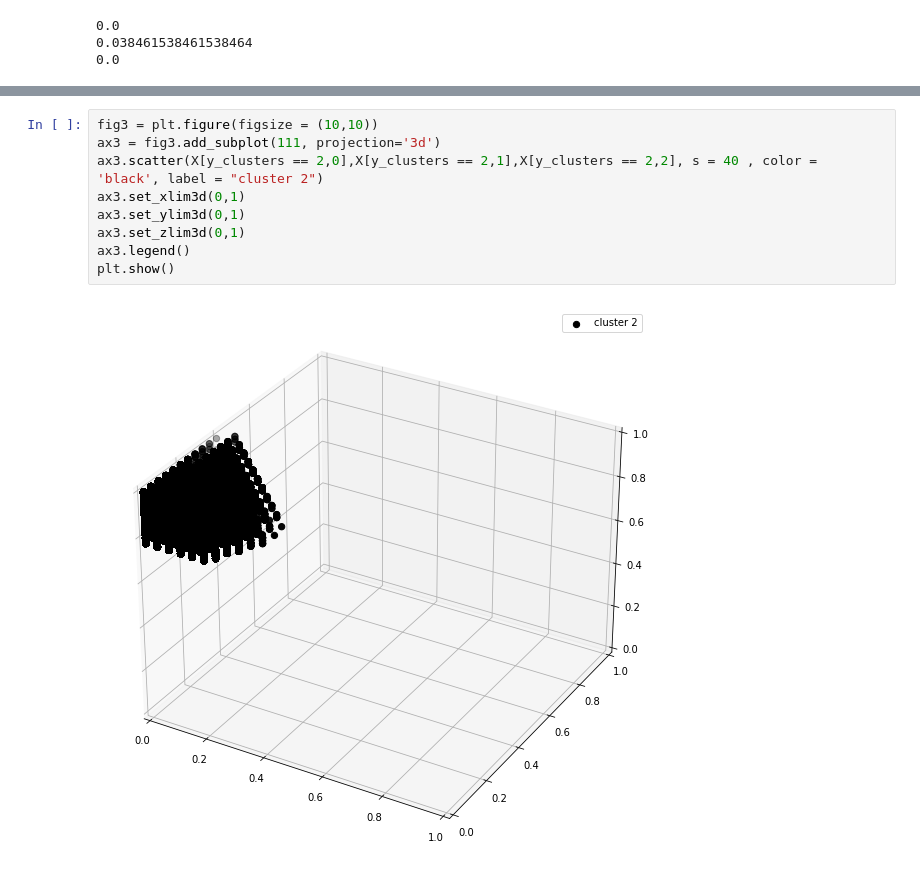
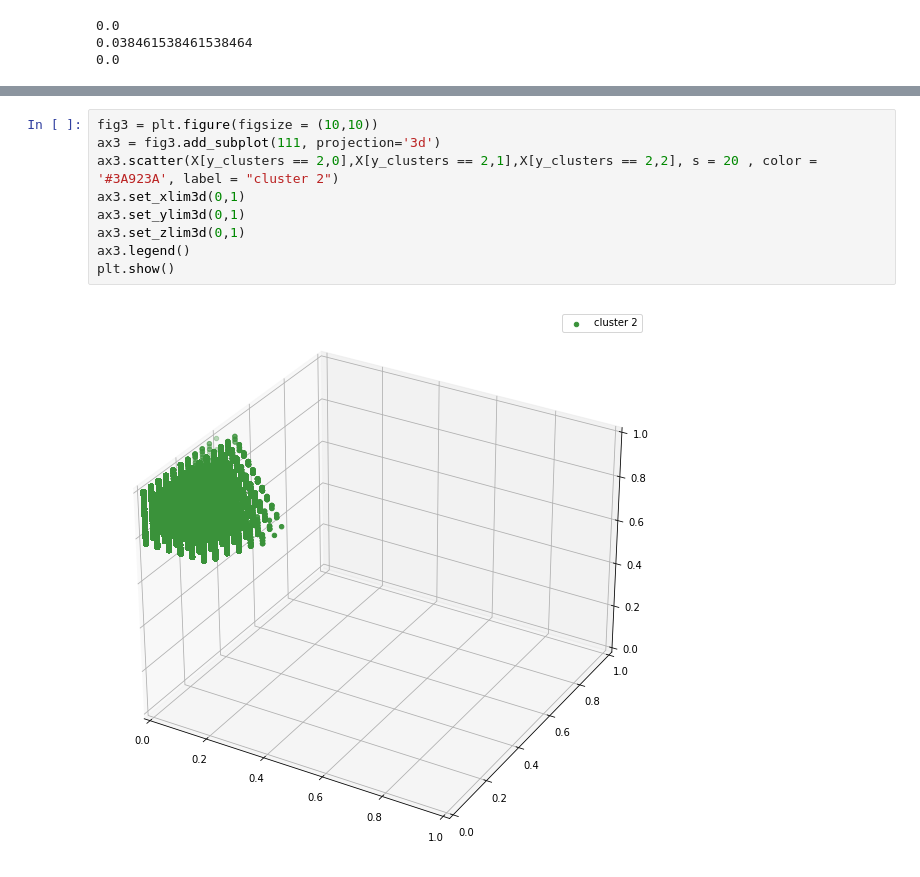
Before and after one commit to Traffic-anomaly-detection/traffic-anomaly-detection, a Jupyter notebook: k-means-test.ipynb, the cells around one changed output, grey strips where cells are left out. Saved outputs shown, nothing was run; the diff lists cells and outputs as text.

```diff
--- a/k-means-test.ipynb
+++ b/k-means-test.ipynb
@@ -141,11 +154,11 @@ plt.show()
 # %%
 fig3 = plt.figure(figsize = (10,10))
 ax3 = fig3.add_subplot(111, projection='3d')
-ax3.scatter(X[y_clusters == 2,0],X[y_clusters == 2,1],X[y_clusters == 2,2], s = 40 , color = 'black', label = "cluster 2")
+ax3.scatter(X[y_clusters == 2,0],X[y_clusters == 2,1],X[y_clusters == 2,2], s = 20 , color = '#3A923A', label = "cluster 2")
 ax3.set_xlim3d(0,1)
 ax3.set_ylim3d(0,1)
 ax3.set_zlim3d(0,1)
 ax3.legend()
 plt.show()
 # %% [output]
-[figure, old version]
+[figure, new version]
```
Also changed, not shown: parts of 9 cells of this notebook.
